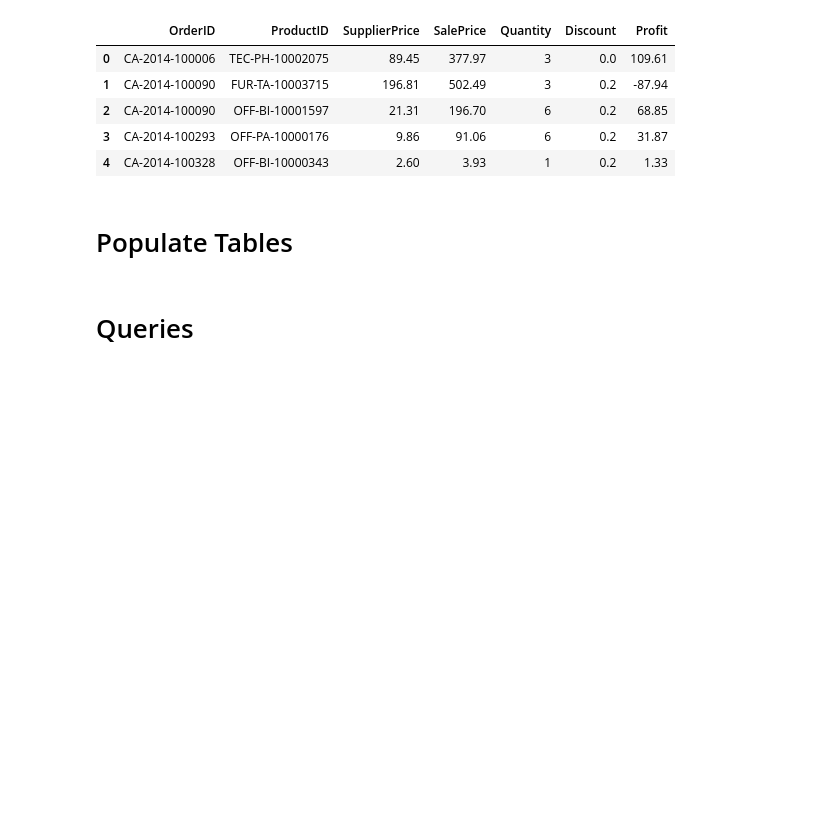
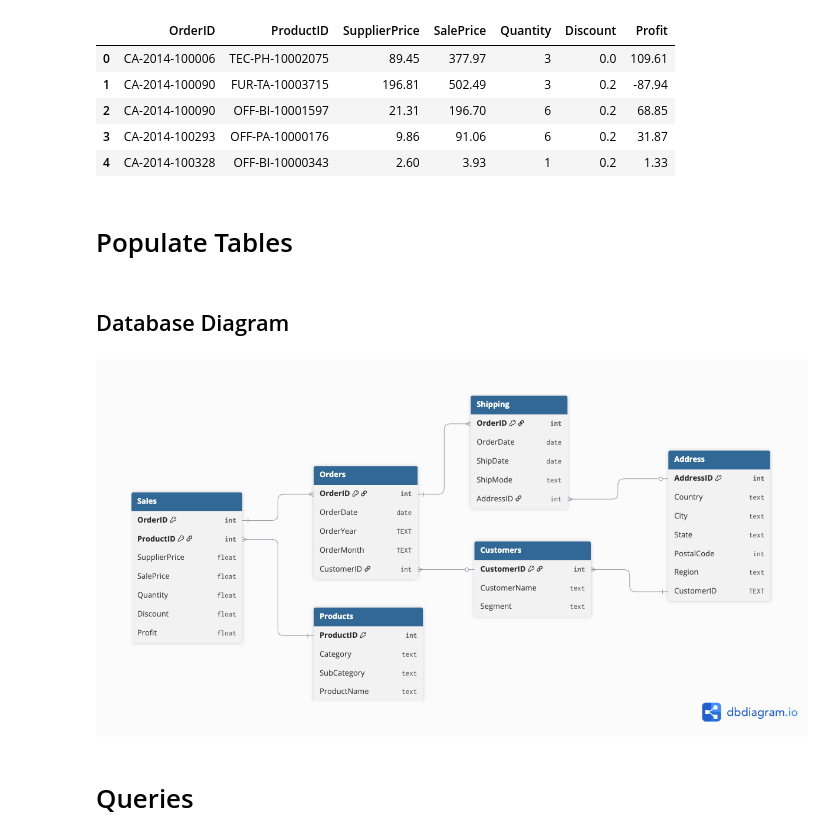
Before and after one commit to marcosmicozzi/Module02, a Jupyter notebook: m2p5s1.ipynb, the cells around one changed output. Saved outputs shown, nothing was run; the diff lists cells and outputs as text; code cells hidden in the pictures; blank space fills up the shorter version.

```diff
--- a/m2p5s1.ipynb
+++ b/m2p5s1.ipynb
@@ -751,6 +751,13 @@ sales.to_sql(
 )
 
 conn.close()
+# %% [markdown]
+## Database Diagram
+# %%
+from IPython.display import Image
+Image("/Users/kimberleybrown/Desktop/CODING_ALL/Code_Academy_Berlin/Module02/DataBase E-Commerce.png")
+# %% [output]
+[figure, added]
 # %% [markdown]
 # Queries
 # %% [markdown]
```
Also changed, not shown: 2 other files.
